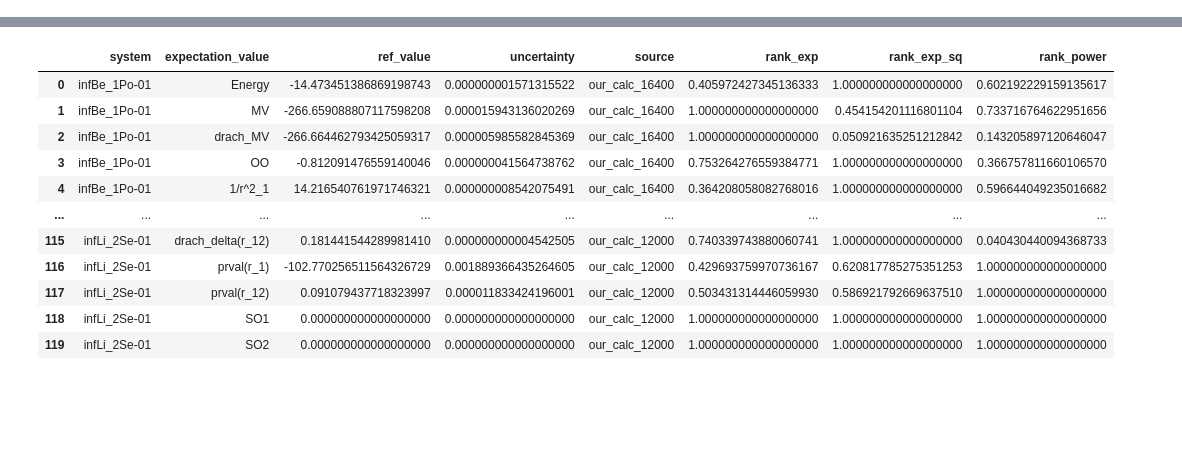
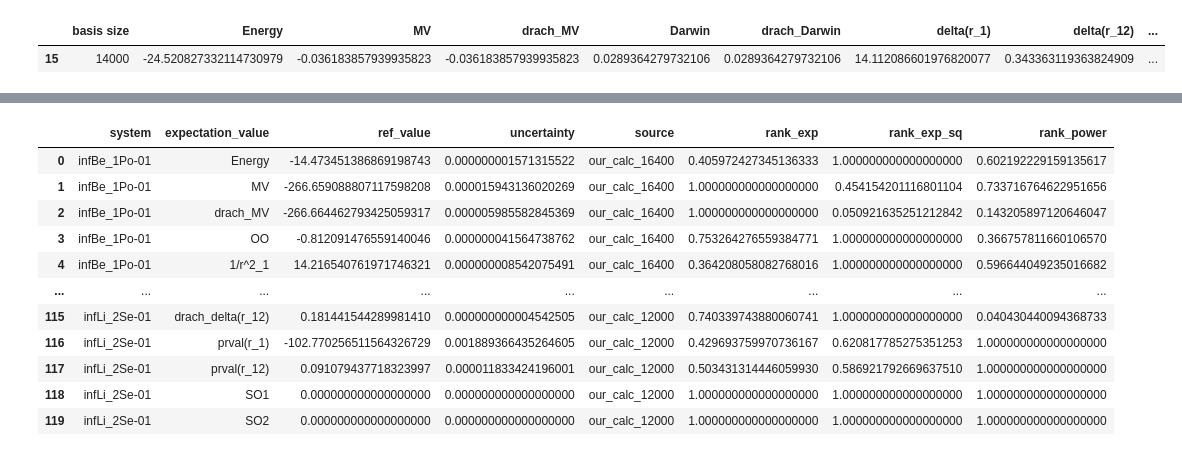
Before and after one commit to trulyaldi/extrapolation, a Jupyter notebook: src/test_inf_v3.ipynb, the cells around one changed output, grey strips where cells are left out. Drawn from its saved outputs; the diff is of its cells as text; code cells hidden in the pictures; blank space fills up the shorter version.

```diff
--- a/src/test_inf_v3.ipynb
+++ b/src/test_inf_v3.ipynb
@@ -133,3 +130,8 @@ li_2po_inf
+# %%
+b_4pe_inf
+# %% [output]
+|  | basis size | Energy | MV | drach_MV | Darwin | drach_Darwin | delta(r_1) | delta(r_12) | ... |
+| 15 | 14000 | -24.520827332114730979 | -0.036183857939935823 | -0.036183857939935823 | 0.0289364279732106 | 0.0289364279732106 | 14.112086601976820077 | 0.343363119363824909 | ... |
 # %%
 import extrapolator
 
```
Also changed, not shown: parts of 5 cells of this notebook, 5 other files.
